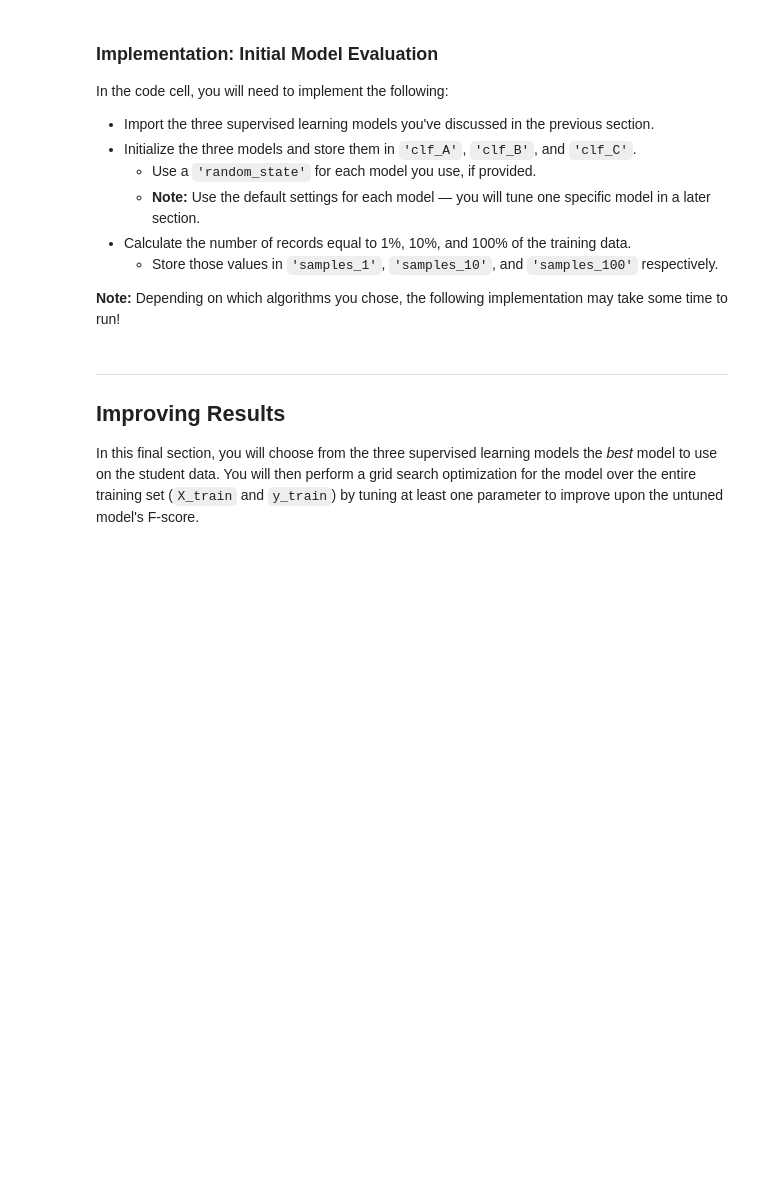
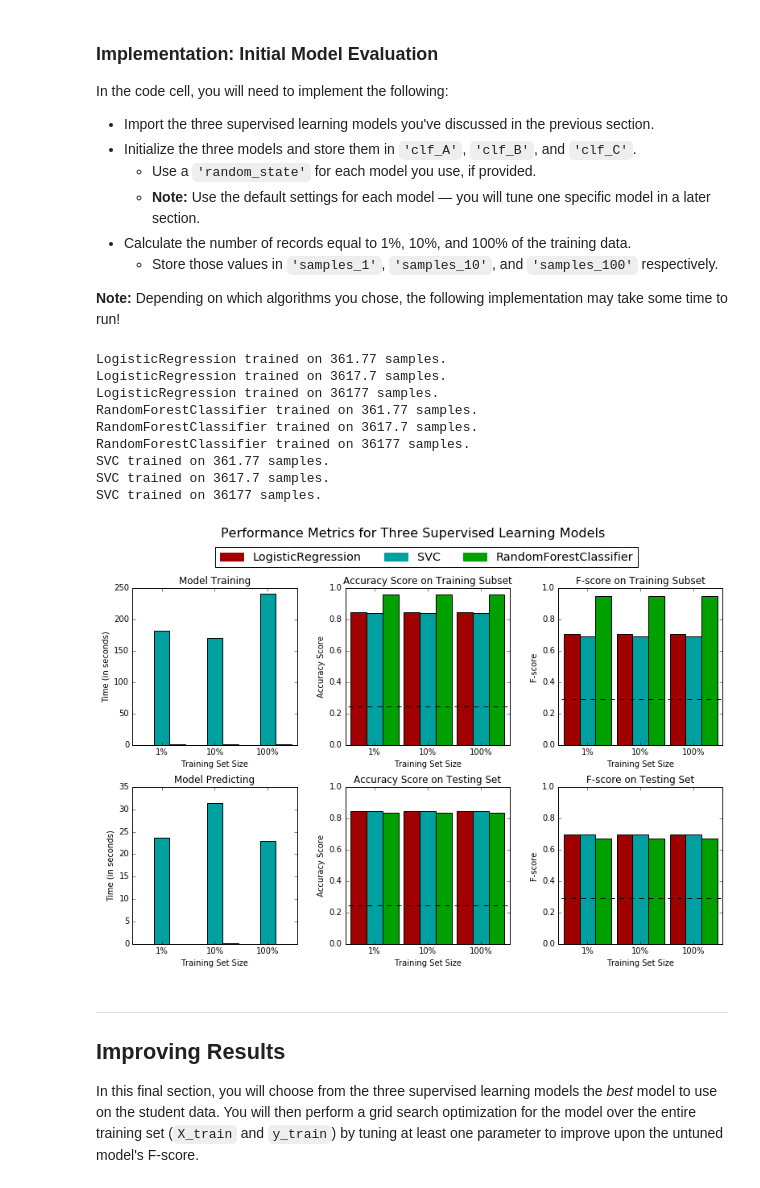
Before and after one commit to H2OLab/machine-learning, a Jupyter notebook: projects/finding_donors/finding_donors.ipynb, the cells around one changed output. Saved outputs shown, nothing was run; the diff lists cells and outputs as text; code cells hidden in the pictures; blank space fills up the shorter version.

Commit message:
Add implementations of training and predicting pipeline, compare 3 models and optmize models, answer questions up to questin 6

```diff
--- a/projects/finding_donors/finding_donors.ipynb
+++ b/projects/finding_donors/finding_donors.ipynb
@@ -302,28 +304,49 @@ In the code cell, you will need to implement the following:
 **Note:** Depending on which algorithms you chose, the following implementation may take some time to run!
 # %%
 # TODO: Import the three supervised learning models from sklearn
-
+from sklearn.naive_bayes import GaussianNB
+from sklearn import svm
+from sklearn.ensemble import RandomForestClassifier
+from sklearn.tree import DecisionTreeClassifier
+from sklearn import linear_model
 # TODO: Initialize the three models
-clf_A = None
-clf_B = None
-clf_C = None
+clf_A = GaussianNB()
+clf_B = svm.SVC(kernel='linear', C = 1.0,  random_state=20)
+clf_C =  RandomForestClassifier(n_estimators=10, max_depth=None,
+                                min_samples_split=2, random_state=20)
+clf_D = DecisionTreeClassifier(max_depth=None, min_samples_split=2,
+                               random_state=0)
+clf_E = linear_model.LogisticRegression(random_state=20)
 
 # TODO: Calculate the number of samples for 1%, 10%, and 100% of the training data
-samples_1 = None
-samples_10 = None
-samples_100 = None
+samples_100 = len(X_train)
+samples_1 = samples_100 * 0.01
+samples_10 = samples_100 * 0.1
+
 
 # Collect results on the learners
 results = {}
-for clf in [clf_A, clf_B, clf_C]:
+# for clf in [clf_A, clf_D, clf_B]:
+for clf in [clf_E, clf_C, clf_B]:
     clf_name = clf.__class__.__name__
     results[clf_name] = {}
     for i, samples in enumerate([samples_1, samples_10, samples_100]):
         results[clf_name][i] = \
         train_predict(clf, samples, X_train, y_train, X_test, y_test)
 
 # Run metrics visualization for the three supervised learning models chosen
 vs.evaluate(results, accuracy, fscore)
+# %% [output]
+LogisticRegression trained on 361.77 samples.
+LogisticRegression trained on 3617.7 samples.
+LogisticRegression trained on 36177 samples.
+RandomForestClassifier trained on 361.77 samples.
+RandomForestClassifier trained on 3617.7 samples.
+RandomForestClassifier trained on 36177 samples.
+SVC trained on 361.77 samples.
+SVC trained on 3617.7 samples.
+SVC trained on 36177 samples.
+[figure, added]
 # %% [markdown]
 ----
 ## Improving Results
```
Also changed, not shown: parts of 13 cells of this notebook.
